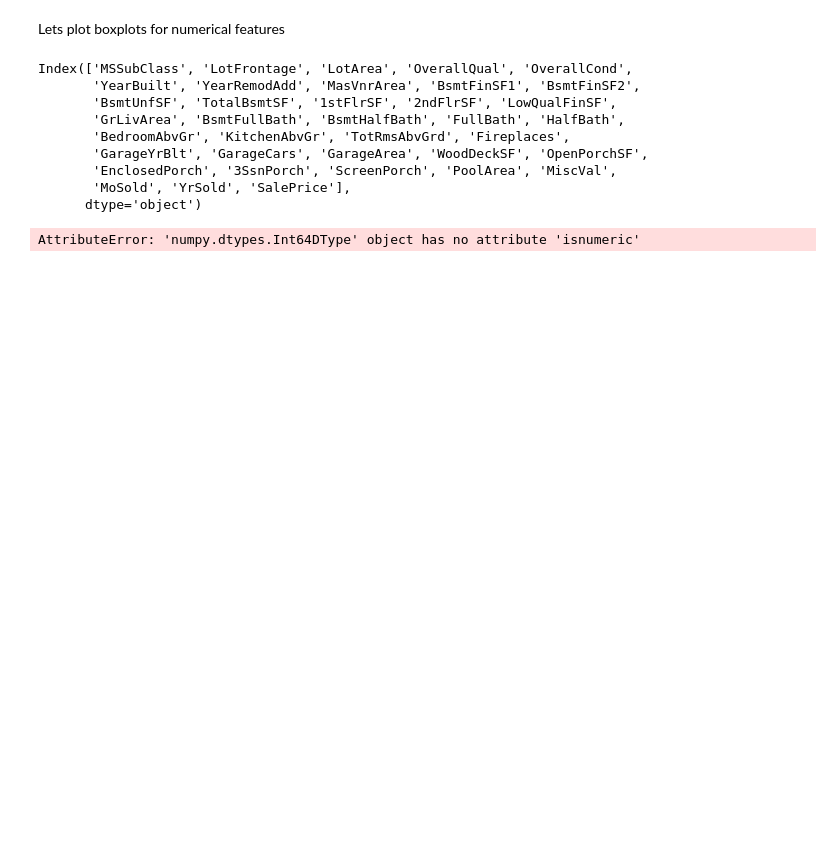
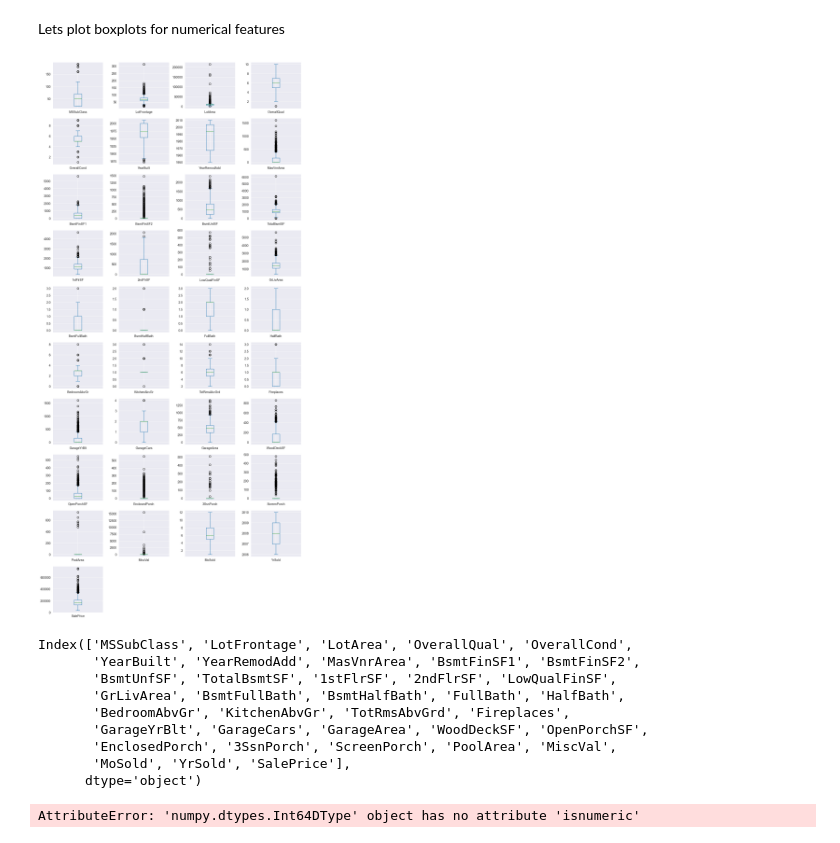
Before and after one commit to siiyayu/FeatureSelectionTechniques, a Jupyter notebook: preprocesing.ipynb, the cells around one changed output. Saved outputs shown, nothing was run; the diff lists cells and outputs as text; code cells hidden in the pictures; blank space fills up the shorter version.

```diff
--- a/preprocesing.ipynb
+++ b/preprocesing.ipynb
@@ -112 +135,7 @@ Name: Alley, Length: 1460, dtype: object
+# %%
+df['MasVnrArea'] = df['MasVnrArea'].fillna(df['MasVnrArea'].median())
+# %%
+df['GarageYrBlt'] = df['MasVnrArea'].fillna(-1) # supposed to work better than 0 for linear models
+# %%
+df[categorical_cols] = df[categorical_cols].fillna('Missing')
 # %% [markdown]
@@ -113,4 +143,13 @@ Name: Alley, Length: 1460, dtype: object
 Lets plot boxplots for numerical features
+# %%
+numeric_cols = [col for col in df.columns if df[col].dtype in ['int64', 'float64']]
+categorical_cols = [col for col in df.columns if col not in numeric_cols]
+# %%
+df[numeric_cols].plot(subplots=True, layout=(12,4), kind='box', figsize=(12, 30))
+plt.tight_layout()
+plt.show()
+# %% [output]
+[figure, added]
 # %%
 df.select_dtypes(include=[np.float64, np.int64]).columns
 # %% [output]
```
Also changed, not shown: parts of 11 cells of this notebook.
